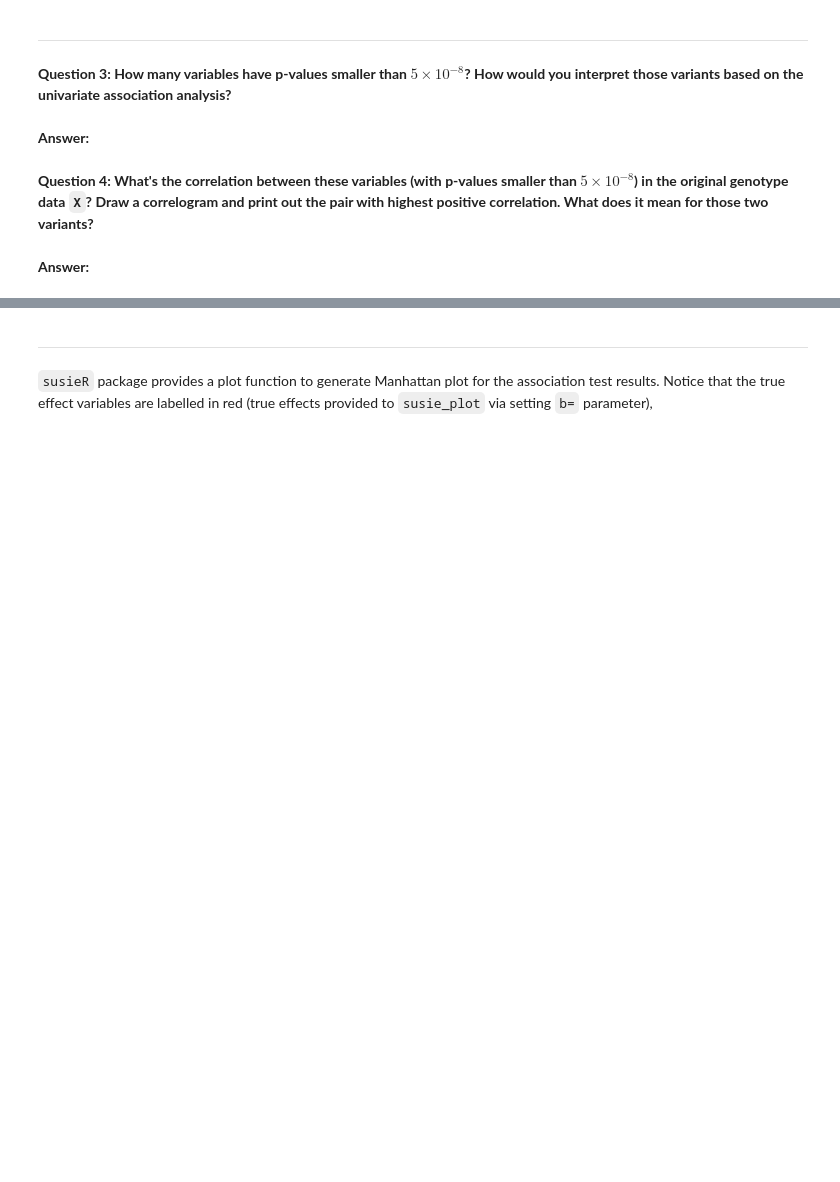
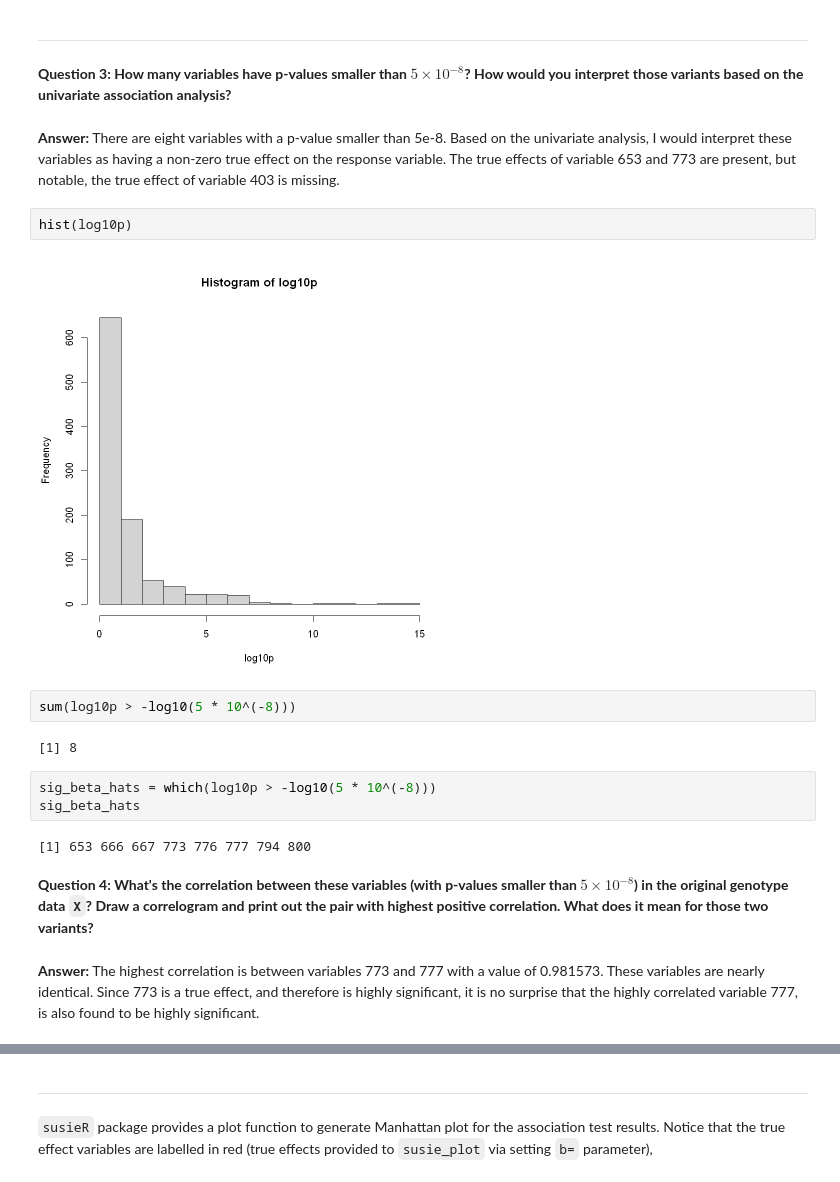
Before and after one commit to wayne-monical/student_test_2025_spring, a Jupyter notebook: notebook/FineMapping_WayneMonical.ipynb, the cells around one changed output, grey strips where cells are left out. Saved outputs shown, nothing was run; the diff lists cells and outputs as text; blank space fills up the shorter version.

```diff
--- a/notebook/FineMapping_WayneMonical.ipynb
+++ b/notebook/FineMapping_WayneMonical.ipynb
@@ -154,8 +174,21 @@ log10p <- -log10(pchisq(z_scores^2,1,lower.tail=F))
 # %% [markdown]
 **Question 3: How many variables have p-values smaller than $5 \times 10^{-8}$? How would you interpret those variants based on the univariate association analysis?**
 # %% [markdown]
-**Answer:**
+**Answer:** There are eight variables with a p-value smaller than 5e-8. Based on the univariate analysis, I would interpret these variables as having a non-zero true effect on the response variable. The true effects of variable 653 and 773 are present, but notable, the true effect of variable 403 is missing.
+# %%
+hist(log10p)
+# %% [output]
+[figure, added]
+# %%
+sum(log10p > -log10(5 * 10^(-8)))
+# %% [output]
+[1] 8
+# %%
+sig_beta_hats = which(log10p > -log10(5 * 10^(-8)))
+sig_beta_hats
+# %% [output]
+[1] 653 666 667 773 776 777 794 800
 # %% [markdown]
 **Question 4: What's the correlation between these variables (with p-values smaller than $5 \times 10^{-8}$) in the original genotype data `X`? Draw a correlogram and print out the pair with highest positive correlation. What does it mean for those two variants?**
 # %% [markdown]
-**Answer:**
+**Answer:** The highest correlation is between variables 773 and 777 with a value of 0.981573. These variables are nearly identical. Since 773 is a true effect, and therefore is highly significant, it is no surprise that the highly correlated variable 777, is also found to be highly significant.
```
Also changed, not shown: parts of 32 cells of this notebook.
